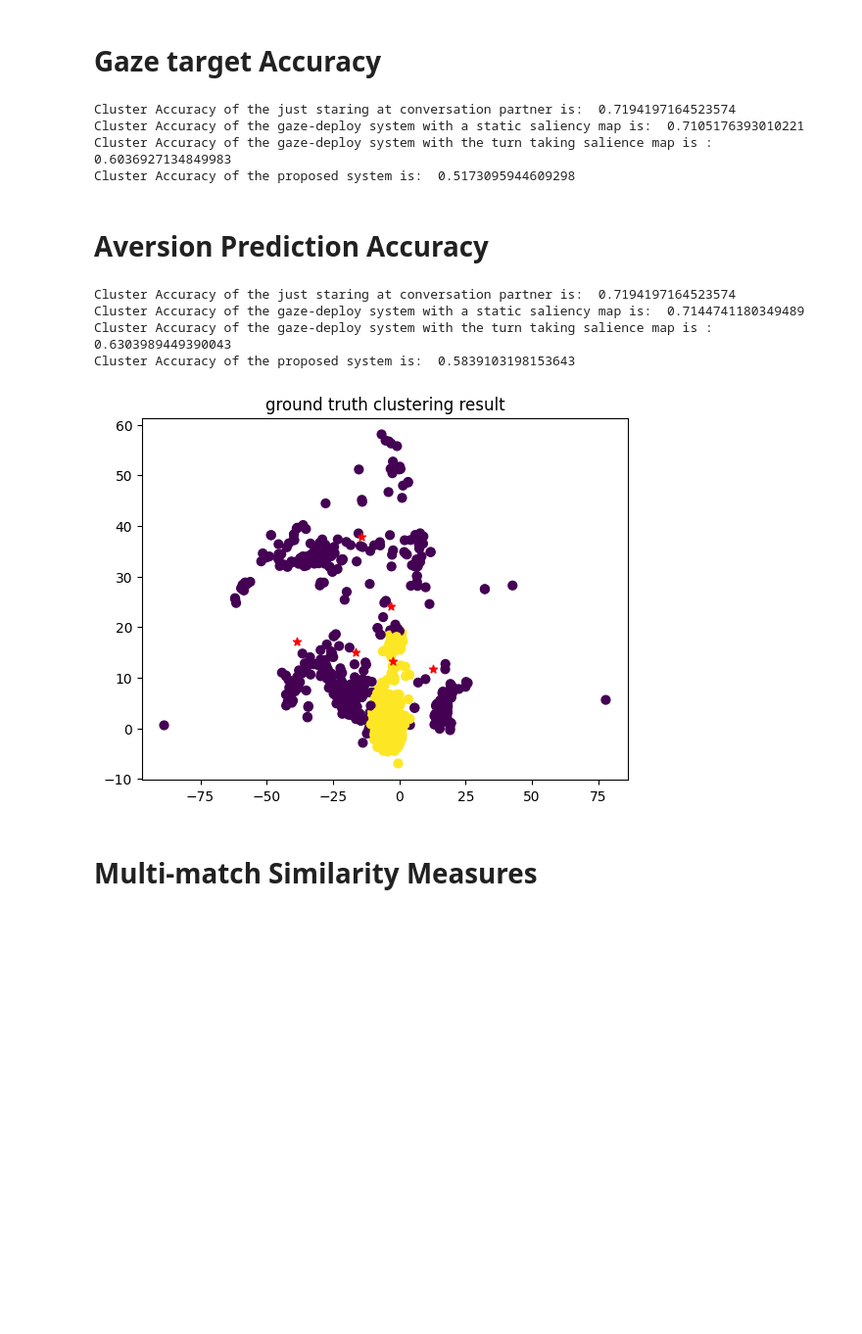
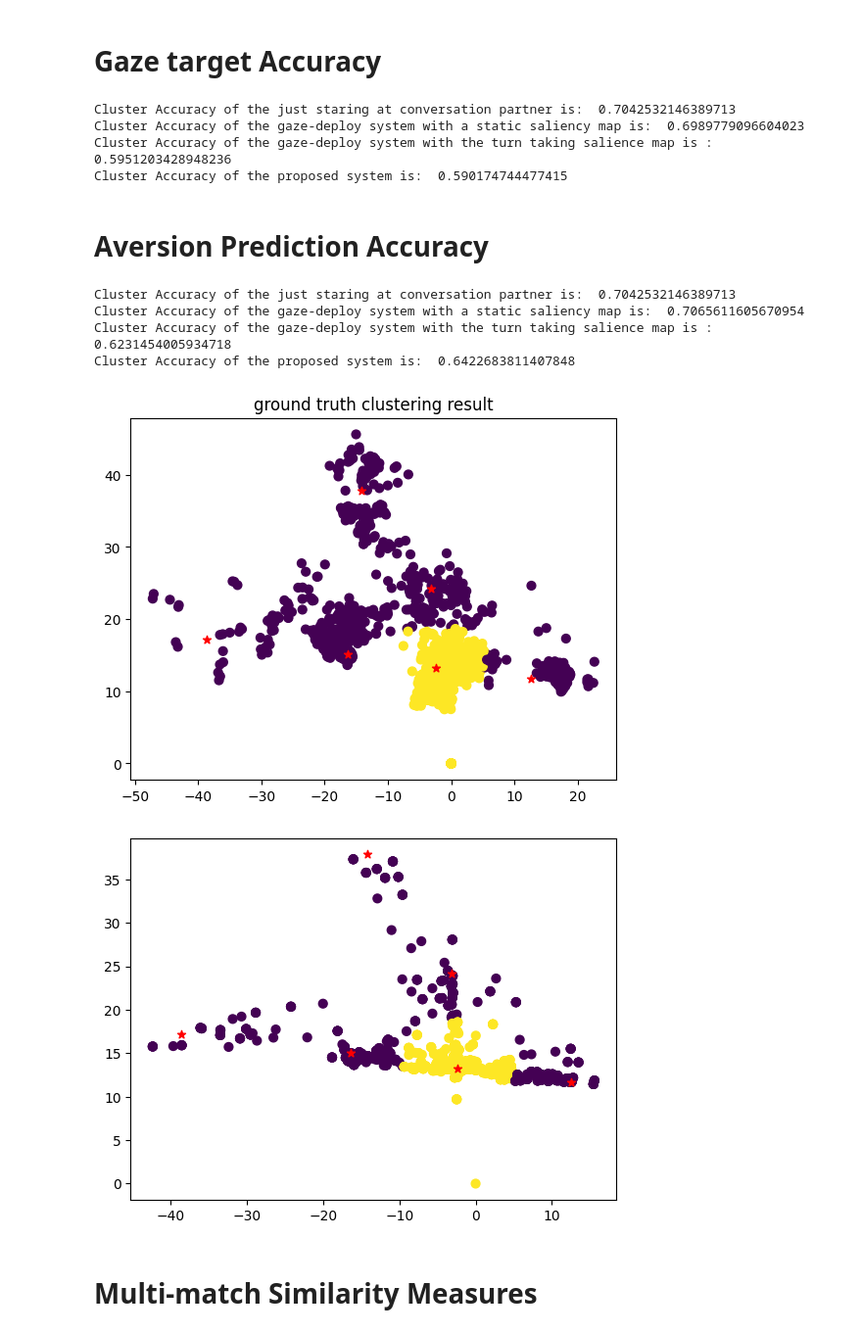
Before and after one commit to EvanSamaa/Gaze_project, a Jupyter notebook: evaluation/naive_evaluation.ipynb, the cells around one changed output. Shown at 98% size. Saved outputs shown, nothing was run; the diff lists cells and outputs as text; code cells hidden in the pictures; blank space fills up the shorter version.

```diff
--- a/evaluation/naive_evaluation.ipynb
+++ b/evaluation/naive_evaluation.ipynb
@@ -80,8 +83,8 @@ script_2_path = os.path.join(os.path.join(os.path.join(input_folder, "JaliTransc
 praatoutput_1_path = os.path.join(os.path.join(os.path.join(input_folder, "JaliTranscript"), input_file_no_space), "shot_{}_{}_PraatOutput.txt".format(shot_id, 1))
 praatoutput_2_path = os.path.join(os.path.join(os.path.join(input_folder, "JaliTranscript"), input_file_no_space), "shot_{}_{}_PraatOutput.txt".format(shot_id, 2))
 head_direction_json_path = os.path.join(*[input_folder, "pose", input_file+".pkl"])
-# gaze_direction_json_path = os.path.join(*[input_folder, "L2CSNet", input_file+".json"])
-gaze_direction_json_path = os.path.join(*[input_folder, "ETHGaze-Mod", input_file+".json"])
+gaze_direction_json_path = os.path.join(*[input_folder, "L2CSNet", input_file+".json"])
+gaze_direction_json_path = os.path.join(*[input_folder, "ETHGaze-Mod", input_file+".pkl"])
 landmarks_mediapipe_json_path = os.path.join(*[input_folder, "faces", input_file+" faces.pkl"])
 scene_file_out_location = os.path.join(*[input_folder, "annotated_scene", input_file+".json"])
 animation_file_path = os.path.join(*[input_folder, "outputs", input_file+".pkl"])
@@ -245,10 +248,10 @@ print("Cluster Accuracy of the gaze-deploy system with a static saliency map is:
 print("Cluster Accuracy of the gaze-deploy system with the turn taking salience map is : ", gd_accuracy)
 print("Cluster Accuracy of the proposed system is: ", mine_accuracy)
 # %% [output]
-Cluster Accuracy of the just staring at conversation partner is:  0.7194197164523574
-Cluster Accuracy of the gaze-deploy system with a static saliency map is:  0.7105176393010221
-Cluster Accuracy of the gaze-deploy system with the turn taking salience map is :  0.6036927134849983
-Cluster Accuracy of the proposed system is:  0.5173095944609298
+Cluster Accuracy of the just staring at conversation partner is:  0.7042532146389713
+Cluster Accuracy of the gaze-deploy system with a static saliency map is:  0.6989779096604023
+Cluster Accuracy of the gaze-deploy system with the turn taking salience map is :  0.5951203428948236
+Cluster Accuracy of the proposed system is:  0.590174744477415
 # %% [markdown]
 # Aversion Prediction Accuracy
 # %%
@@ -294,20 +297,25 @@ gd_accuracy = np.sum(np.where(gt_binary_cluster == gd_binary_cluster, 1, 0) / gt
 ss_accuracy = np.sum(np.where(gt_binary_cluster == ss_binary_cluster, 1, 0) / gt_cluster.shape[0])
 st_accuracy = np.sum(np.where(gt_binary_cluster == st_binary_cluster, 1, 0) / gt_cluster.shape[0])
 
+
 print("Cluster Accuracy of the just staring at conversation partner is: ", st_accuracy)
 print("Cluster Accuracy of the gaze-deploy system with a static saliency map is: ", ss_accuracy)
 print("Cluster Accuracy of the gaze-deploy system with the turn taking salience map is : ", gd_accuracy)
 print("Cluster Accuracy of the proposed system is: ", mine_accuracy)
 # %% [output]
-Cluster Accuracy of the just staring at conversation partner is:  0.7194197164523574
-Cluster Accuracy of the gaze-deploy system with a static saliency map is:  0.7144741180349489
-Cluster Accuracy of the gaze-deploy system with the turn taking salience map is :  0.6303989449390043
-Cluster Accuracy of the proposed system is:  0.5839103198153643
+Cluster Accuracy of the just staring at conversation partner is:  0.7042532146389713
+Cluster Accuracy of the gaze-deploy system with a static saliency map is:  0.7065611605670954
+Cluster Accuracy of the gaze-deploy system with the turn taking salience map is :  0.6231454005934718
+Cluster Accuracy of the proposed system is:  0.6422683811407848
 # %%
 from matplotlib import pyplot as plt
 plt.title("ground truth clustering result")
 plt.scatter(gt[:, 0], gt[:, 1], c=gt_binary_cluster, s=40, cmap='viridis');
 plt.scatter(centers[:, 0], centers[:, 1], marker="*", c="r")
 plt.show()
+plt.scatter(method_gd[:, 0], method_gd[:, 1], c=gd_binary_cluster, s=40, cmap='viridis')
+plt.scatter(centers[:, 0], centers[:, 1], marker="*", c="r")
+plt.show()
 # %% [output]
-[figure, old version]
+[figure, new version]
+[figure, added]
```
Also changed, not shown: parts of 7 cells of this notebook, 2 other files.
